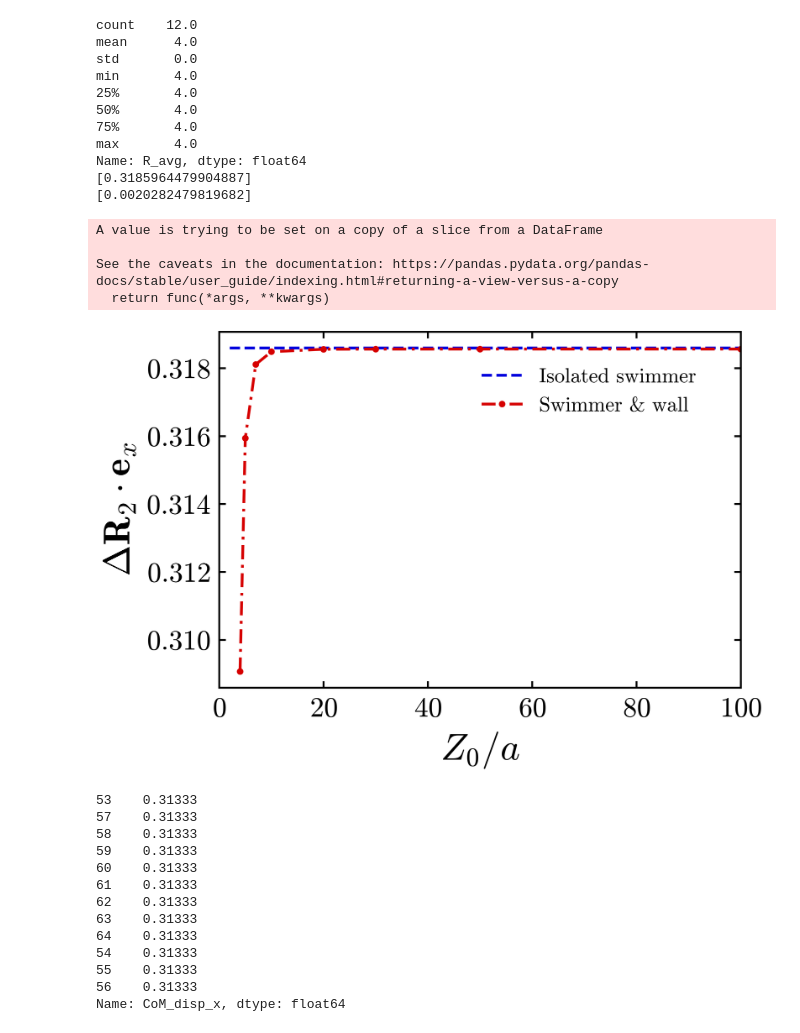
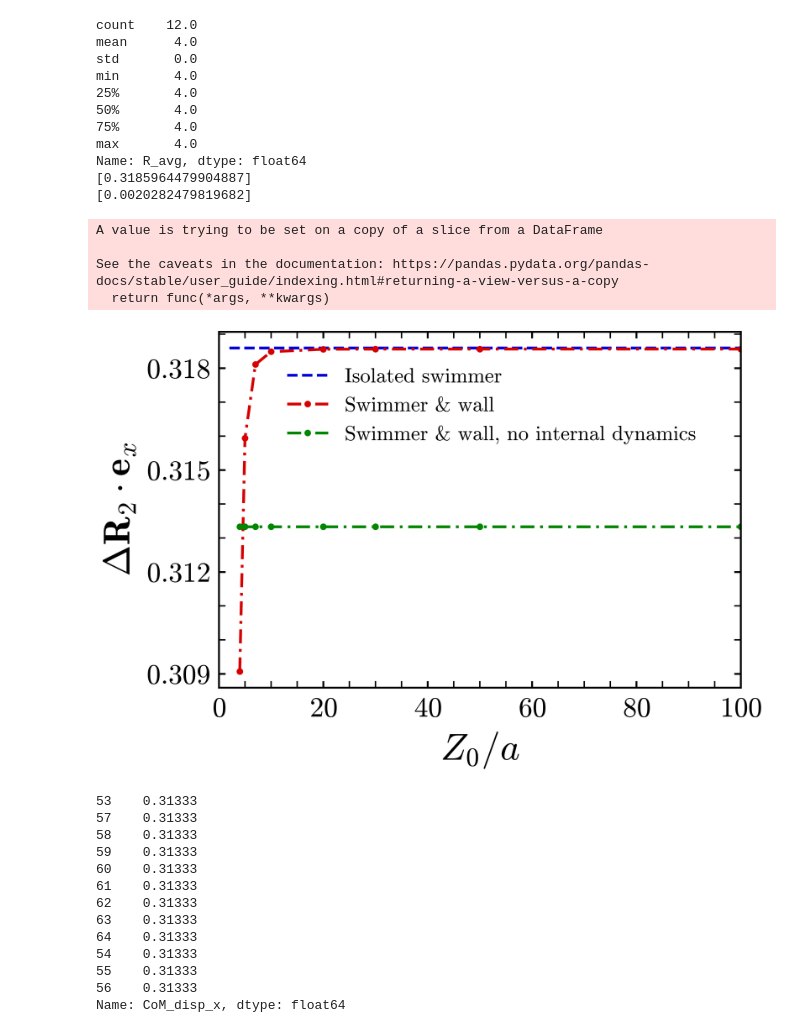
Before and after one commit to alec-glisman/Swimming-in-Potential-Flow, a Jupyter notebook: jupyter_notebooks/internal_dynamics_comparison.ipynb, the cells around one changed output. Cells and saved outputs as stored; diff of their text form; code cells hidden in the pictures.

Commit message:
updated plot formatting

```diff
--- a/jupyter_notebooks/internal_dynamics_comparison.ipynb
+++ b/jupyter_notebooks/internal_dynamics_comparison.ipynb
@@ -108,31 +108,32 @@ Name: R_avg, dtype: float64
 # %%
 # Prepare data for plot
 csw_noint_vary_z.sort_values(by='Z_0', inplace=True)
 csw_vary_z.sort_values(by='Z_0', inplace=True)
 
 # PLOT: CoM displacement along x-axis (initial propulsion direction) for varying Z-height
 numLines = 3
 CoM_x_disp_plot = PlotStyling(numLines,
                             r"$Z_{0} / a$", r"$\Delta \mathbf{R}_{2} \cdot \mathbf{e}_{x}$",
                             title=None, loglog=False,
                             outputDir=output_dir, figName="com_x_disp_comp",
                             eps=eps_output, continuousColors=False)
 CoM_x_disp_plot.make_plot(showPlot=True)
 CoM_x_disp_plot.curve([2.0, 200.0], [csi_com_t25, csi_com_t25],
         thin_curve=False, dashed_curve=True, zorder=0, label="Isolated swimmer")
 CoM_x_disp_plot.scatter_dashed(csw_vary_z['Z_0'], csw_vary_z['CoM_disp_x'],
         marker=None, zorder=1, label="Swimmer & wall")
-# CoM_x_disp_plot.scatter_dashed(csw_noint_vary_z['Z_0'], csw_noint_vary_z['CoM_disp_x'],
-#         marker=None, zorder=2, label="Swimmer & wall, no internal dynamics")
+CoM_x_disp_plot.scatter_dashed(csw_noint_vary_z['Z_0'], csw_noint_vary_z['CoM_disp_x'],
+        marker=None, zorder=2, label="Swimmer & wall, no internal dynamics")
+CoM_x_disp_plot.set_major_minor_ticks(xMajorLoc=20, xMinorLoc=5, yMajorLoc=0.003, yMinorLoc=0.001)
 CoM_x_disp_plot.ax.set_xlim([0, 100])
 CoM_x_disp_plot.legend(title=None, loc='best', bbox_to_anchor=(0.05, 0.05, 0.9, 0.9), ncol=1)
 CoM_x_disp_plot.save_plot()
 # %% [output]
 A value is trying to be set on a copy of a slice from a DataFrame
 
 See the caveats in the documentation: https://pandas.pydata.org/pandas-docs/stable/user_guide/indexing.html#returning-a-view-versus-a-copy
   return func(*args, **kwargs)
-[figure, old version]
+[figure, new version]
 # %%
 # PLOT: CoM displacement along z-axis (initial attraction direction) for varying Z-height
 # %%
```
